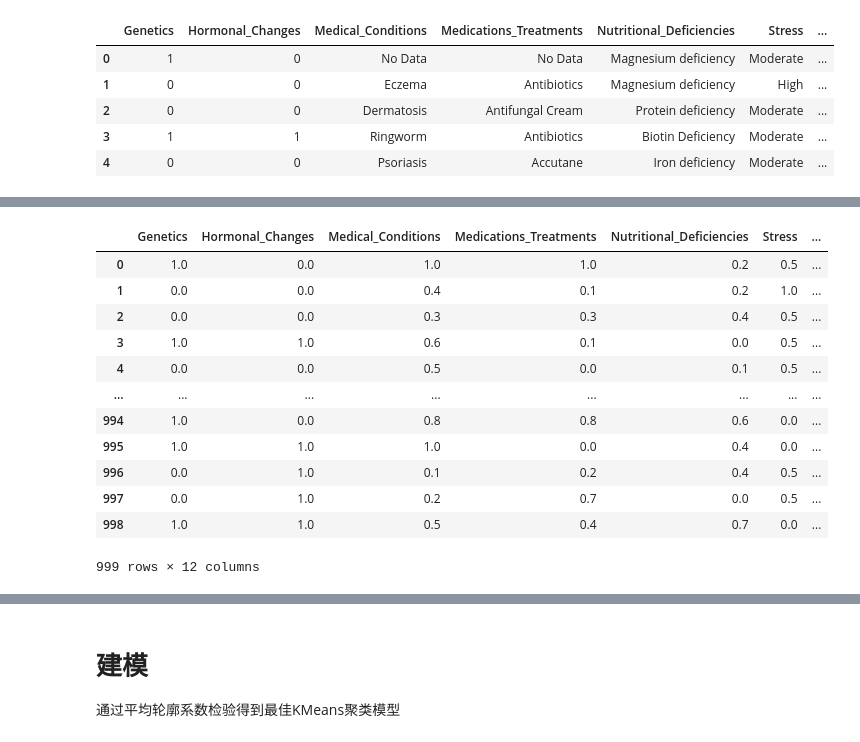
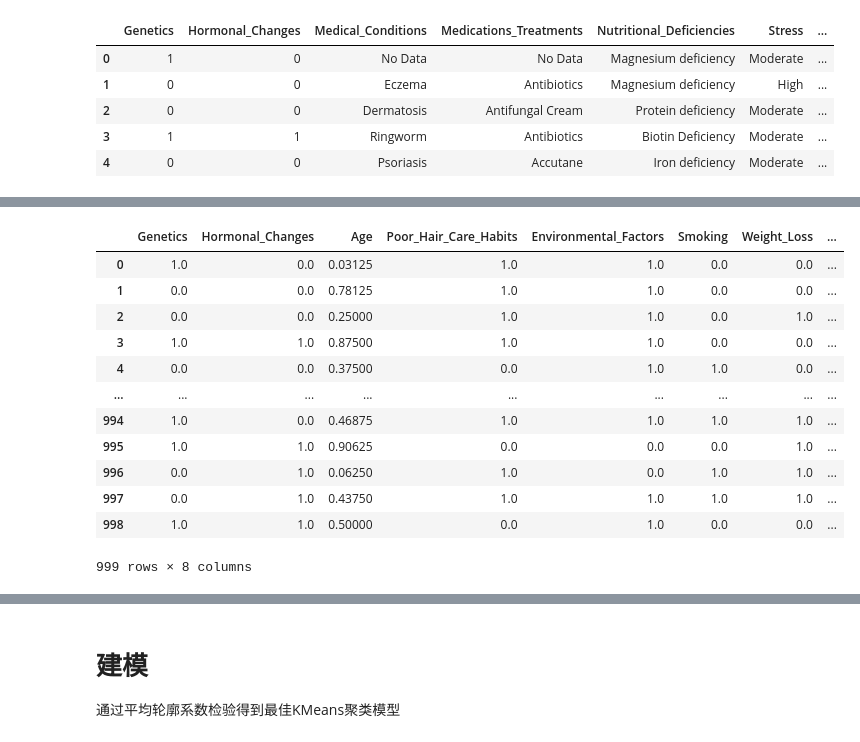
Before and after one commit to tr1912/AnalyzePractice, a Jupyter notebook: KMeans-Result.ipynb, the cells around one changed output, grey strips where cells are left out. Saved outputs shown, nothing was run; the diff lists cells and outputs as text; code cells hidden in the pictures.

```diff
--- a/KMeans-Result.ipynb
+++ b/KMeans-Result.ipynb
@@ -136,6 +74,7 @@ dtype: bool
 # %%
 import seaborn as sns
-corr = op_data.corr().abs()
+normal_cols = ['Genetics','Hormonal_Changes','Age','Poor_Hair_Care_Habits','Environmental_Factors','Smoking','Weight_Loss','Hair Loss']
+corr = op_data[normal_cols].corr().abs()
 sns.heatmap(corr,cmap='Reds',annot=True)
 # %% [output]
 <Axes: >
@@ -143,24 +98,23 @@ sns.heatmap(corr,cmap='Reds',annot=True)
 # %%
-# 由于已经对数据进行过map和true，false替换，所以直接进行无量纲化操作
+# 无量纲化处理
 from sklearn.preprocessing import MinMaxScaler
 tool = MinMaxScaler()
-ret = tool.fit_transform(op_data.iloc[:,0:12])
+ret = tool.fit_transform(op_data[normal_cols])
 #将ret封装成DataFrame
 from pandas import DataFrame
-cols = op_data.columns[:12]
-new_data = DataFrame(data=ret,columns=cols)
-new_data
+mm_df = DataFrame(data=ret,columns=normal_cols)
+mm_df
 # %% [output]
-|  | Genetics | Hormonal_Changes | Medical_Conditions | Medications_Treatments | Nutritional_Deficiencies | Stress | ... |
-| 0 | 1.0 | 0.0 | 1.0 | 1.0 | 0.2 | 0.5 | ... |
-| 1 | 0.0 | 0.0 | 0.4 | 0.1 | 0.2 | 1.0 | ... |
-| 2 | 0.0 | 0.0 | 0.3 | 0.3 | 0.4 | 0.5 | ... |
-| 3 | 1.0 | 1.0 | 0.6 | 0.1 | 0.0 | 0.5 | ... |
-| 4 | 0.0 | 0.0 | 0.5 | 0.0 | 0.1 | 0.5 | ... |
-| ... | ... | ... | ... | ... | ... | ... | ... |
-| 994 | 1.0 | 0.0 | 0.8 | 0.8 | 0.6 | 0.0 | ... |
-| 995 | 1.0 | 1.0 | 1.0 | 0.0 | 0.4 | 0.0 | ... |
-| 996 | 0.0 | 1.0 | 0.1 | 0.2 | 0.4 | 0.5 | ... |
-| 997 | 0.0 | 1.0 | 0.2 | 0.7 | 0.0 | 0.5 | ... |
-| 998 | 1.0 | 1.0 | 0.5 | 0.4 | 0.7 | 0.0 | ... |
+|  | Genetics | Hormonal_Changes | Age | Poor_Hair_Care_Habits | Environmental_Factors | Smoking | Weight_Loss | ... |
+| 0 | 1.0 | 0.0 | 0.03125 | 1.0 | 1.0 | 0.0 | 0.0 | ... |
+| 1 | 0.0 | 0.0 | 0.78125 | 1.0 | 1.0 | 0.0 | 0.0 | ... |
+| 2 | 0.0 | 0.0 | 0.25000 | 1.0 | 1.0 | 0.0 | 1.0 | ... |
+| 3 | 1.0 | 1.0 | 0.87500 | 1.0 | 1.0 | 0.0 | 0.0 | ... |
+| 4 | 0.0 | 0.0 | 0.37500 | 0.0 | 1.0 | 1.0 | 0.0 | ... |
+| ... | ... | ... | ... | ... | ... | ... | ... | ... |
+| 994 | 1.0 | 0.0 | 0.46875 | 1.0 | 1.0 | 1.0 | 1.0 | ... |
+| 995 | 1.0 | 1.0 | 0.90625 | 0.0 | 0.0 | 0.0 | 1.0 | ... |
+| 996 | 0.0 | 1.0 | 0.06250 | 1.0 | 0.0 | 1.0 | 1.0 | ... |
+| 997 | 0.0 | 1.0 | 0.43750 | 1.0 | 1.0 | 1.0 | 1.0 | ... |
+| 998 | 1.0 | 1.0 | 0.50000 | 0.0 | 1.0 | 0.0 | 0.0 | ... |
-999 rows × 12 columns
+999 rows × 8 columns
```
Also changed, not shown: parts of 17 cells of this notebook, 2 other files.
